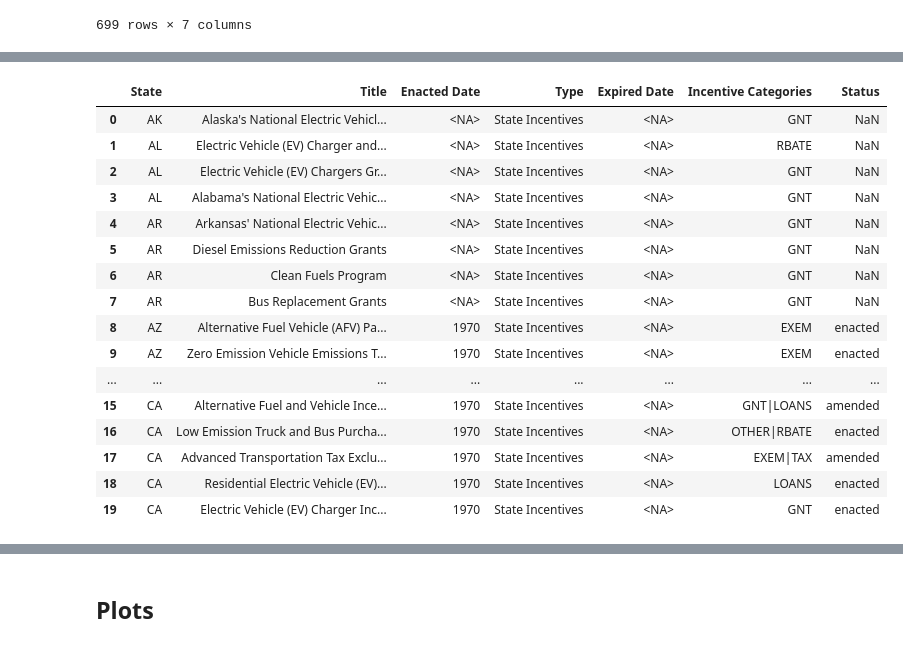
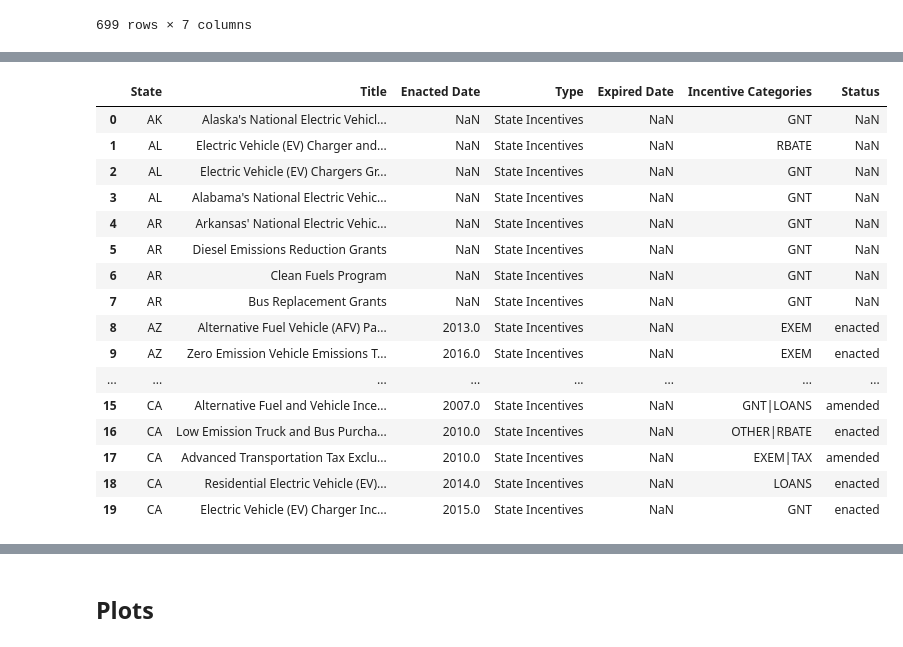
Before and after one commit to kyle-du/ev-research-proj, a Jupyter notebook: State_Incentives.ipynb, the cells around one changed output, grey strips where cells are left out. Saved outputs shown, nothing was run; the diff lists cells and outputs as text; code cells hidden in the pictures.

```diff
--- a/State_Incentives.ipynb
+++ b/State_Incentives.ipynb
@@ -128,38 +128,33 @@ state_incentives_df.head(20)
 | 19 | CA | Electric Vehicle (EV) Charger Inc... | 2015-10-01 00:00:00 UTC | State Incentives | NaN | GNT | enacted |
 # %%
 # Convert each date column to the same datetime format
-date_columns = ['Enacted Date','Expired Date']
+date_columns = ['Enacted Date', 'Expired Date']
 
 for column in date_columns:
     state_incentives_df[column] = pd.to_datetime(state_incentives_df[column], errors='coerce')
-    # Remove timezone information
-    state_incentives_df[column] = state_incentives_df[column].dt.tz_localize(None)
-    # Remove time component
-    state_incentives_df[column] = state_incentives_df[column].dt.normalize()
+    # Extract the year directly and make it an int
+    state_incentives_df[column] = state_incentives_df[column].dt.year
 
-# Extract year and make it an int to match the ev registration df
-    state_incentives_df['Enacted Date'] = pd.DatetimeIndex(state_incentives_df['Enacted Date']).year.astype('Int64')
-    state_incentives_df['Expired Date'] = pd.DatetimeIndex(state_incentives_df['Expired Date']).year.astype('Int64')
-
+# Check the resulting DataFrame
 state_incentives_df.head(20)
 # %% [output]
 |  | State | Title | Enacted Date | Type | Expired Date | Incentive Categories | Status |
-| 0 | AK | Alaska's National Electric Vehicl... | <NA> | State Incentives | <NA> | GNT | NaN |
-| 1 | AL | Electric Vehicle (EV) Charger and... | <NA> | State Incentives | <NA> | RBATE | NaN |
-| 2 | AL | Electric Vehicle (EV) Chargers Gr... | <NA> | State Incentives | <NA> | GNT | NaN |
-| 3 | AL | Alabama's National Electric Vehic... | <NA> | State Incentives | <NA> | GNT | NaN |
-| 4 | AR | Arkansas' National Electric Vehic... | <NA> | State Incentives | <NA> | GNT | NaN |
-| 5 | AR | Diesel Emissions Reduction Grants | <NA> | State Incentives | <NA> | GNT | NaN |
-| 6 | AR | Clean Fuels Program | <NA> | State Incentives | <NA> | GNT | NaN |
-| 7 | AR | Bus Replacement Grants | <NA> | State Incentives | <NA> | GNT | NaN |
-| 8 | AZ | Alternative Fuel Vehicle (AFV) Pa... | 1970 | State Incentives | <NA> | EXEM | enacted |
-| 9 | AZ | Zero Emission Vehicle Emissions T... | 1970 | State Incentives | <NA> | EXEM | enacted |
+| 0 | AK | Alaska's National Electric Vehicl... | NaN | State Incentives | NaN | GNT | NaN |
+| 1 | AL | Electric Vehicle (EV) Charger and... | NaN | State Incentives | NaN | RBATE | NaN |
+| 2 | AL | Electric Vehicle (EV) Chargers Gr... | NaN | State Incentives | NaN | GNT | NaN |
+| 3 | AL | Alabama's National Electric Vehic... | NaN | State Incentives | NaN | GNT | NaN |
+| 4 | AR | Arkansas' National Electric Vehic... | NaN | State Incentives | NaN | GNT | NaN |
+| 5 | AR | Diesel Emissions Reduction Grants | NaN | State Incentives | NaN | GNT | NaN |
+| 6 | AR | Clean Fuels Program | NaN | State Incentives | NaN | GNT | NaN |
+| 7 | AR | Bus Replacement Grants | NaN | State Incentives | NaN | GNT | NaN |
+| 8 | AZ | Alternative Fuel Vehicle (AFV) Pa... | 2013.0 | State Incentives | NaN | EXEM | enacted |
+| 9 | AZ | Zero Emission Vehicle Emissions T... | 2016.0 | State Incentives | NaN | EXEM | enacted |
 | ... | ... | ... | ... | ... | ... | ... | ... |
-| 15 | CA | Alternative Fuel and Vehicle Ince... | 1970 | State Incentives | <NA> | GNT|LOANS | amended |
-| 16 | CA | Low Emission Truck and Bus Purcha... | 1970 | State Incentives | <NA> | OTHER|RBATE | enacted |
-| 17 | CA | Advanced Transportation Tax Exclu... | 1970 | State Incentives | <NA> | EXEM|TAX | amended |
-| 18 | CA | Residential Electric Vehicle (EV)... | 1970 | State Incentives | <NA> | LOANS | enacted |
-| 19 | CA | Electric Vehicle (EV) Charger Inc... | 1970 | State Incentives | <NA> | GNT | enacted |
+| 15 | CA | Alternative Fuel and Vehicle Ince... | 2007.0 | State Incentives | NaN | GNT|LOANS | amended |
+| 16 | CA | Low Emission Truck and Bus Purcha... | 2010.0 | State Incentives | NaN | OTHER|RBATE | enacted |
+| 17 | CA | Advanced Transportation Tax Exclu... | 2010.0 | State Incentives | NaN | EXEM|TAX | amended |
+| 18 | CA | Residential Electric Vehicle (EV)... | 2014.0 | State Incentives | NaN | LOANS | enacted |
+| 19 | CA | Electric Vehicle (EV) Charger Inc... | 2015.0 | State Incentives | NaN | GNT | enacted |
 # %%
 # Drop rows with inactive state incentives
 start_date = 2016
```
Also changed, not shown: parts of 6 cells of this notebook.
